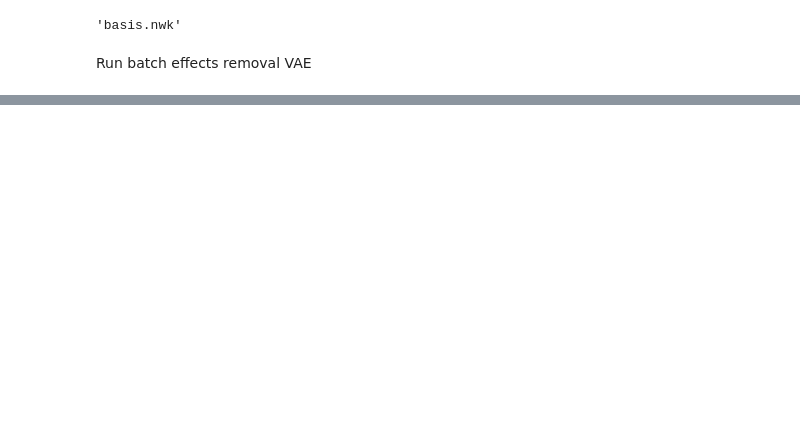
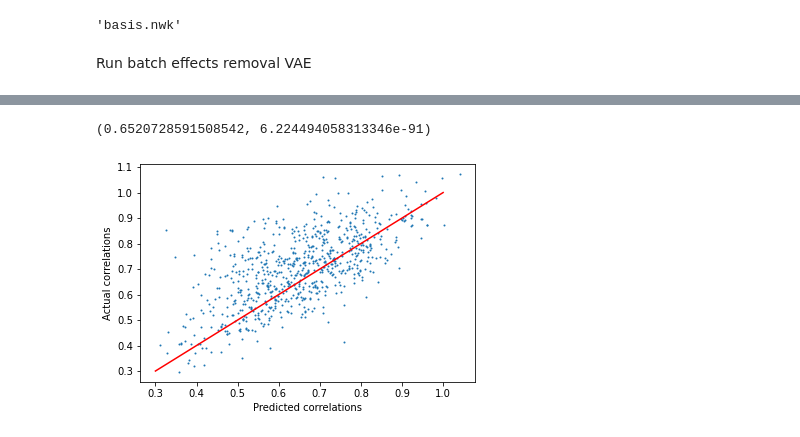
Before and after one commit to flatironinstitute/catvae, a Jupyter notebook: ipynb/vae-sim-batch-correction.ipynb, the cells around one changed output, grey strips where cells are left out. Drawn from its saved outputs; the diff is of its cells as text; code cells hidden in the pictures; blank space fills up the shorter version.

```diff
--- a/ipynb/vae-sim-batch-correction.ipynb
+++ b/ipynb/vae-sim-batch-correction.ipynb
@@ -20,10 +20,10 @@ from scipy.spatial.distance import pdist
 from pytorch_lightning.profiler import AdvancedProfiler
 # %%
 np.random.seed(0)
-k = 20
+k = 10
 C = 3
-D = 100
-sims = multinomial_batch_bioms(k=k, D=D, N=2000, M=1e6, C=C)
+D = 40
+sims = multinomial_batch_bioms(k=k, D=D, N=500, M=1e6, C=C)
 Y = sims['Y']
 parts = Y.shape[0] // 10
 samp_ids = list(map(str, range(Y.shape[0])))
@@ -82,12 +84,10 @@ MultBatchVAE(
 )
 # %%
 trainer = Trainer(
-    max_epochs=3,
-    gpus=0,
+    max_epochs=50,
+    gpus=1,
     check_val_every_n_epoch=1,
-    # profiler=profiler,
     fast_dev_run=False,
-    # auto_scale_batch_size='power'
 )
 trainer.fit(model, dm)
 # %% [output]
@@ -108,16 +112,18 @@ TPU available: False, using: 0 TPU cores
 # %%
-#W = model.get_embedding(exclude_batch=True, eps=1e-3).detach().cpu().numpy()
-W = model.model.decoder.weight.detach().cpu().numpy()
+W = model.vae.decoder.weight.detach().cpu().numpy()
 d_estW = pdist(W)
 simW = sims['W'] / np.sqrt(sims['eigs'])
 dW = pdist(simW)
 
 plt.scatter(dW, d_estW, s=1)
 plt.plot(np.linspace(0.3, 1), np.linspace(0.3, 1), 'r')
 plt.xlabel('Predicted correlations')
 plt.ylabel('Actual correlations')
 
 print(pearsonr(dW, d_estW))
+# %% [output]
+(0.6520728591508542, 6.224494058313346e-91)
+[figure, added]
 # %%
 x = torch.Tensor(sims['Y']).float()
 b = torch.Tensor(sims['batch_idx']).long()
```
Also changed, not shown: parts of 8 cells of this notebook, 2 other files.
